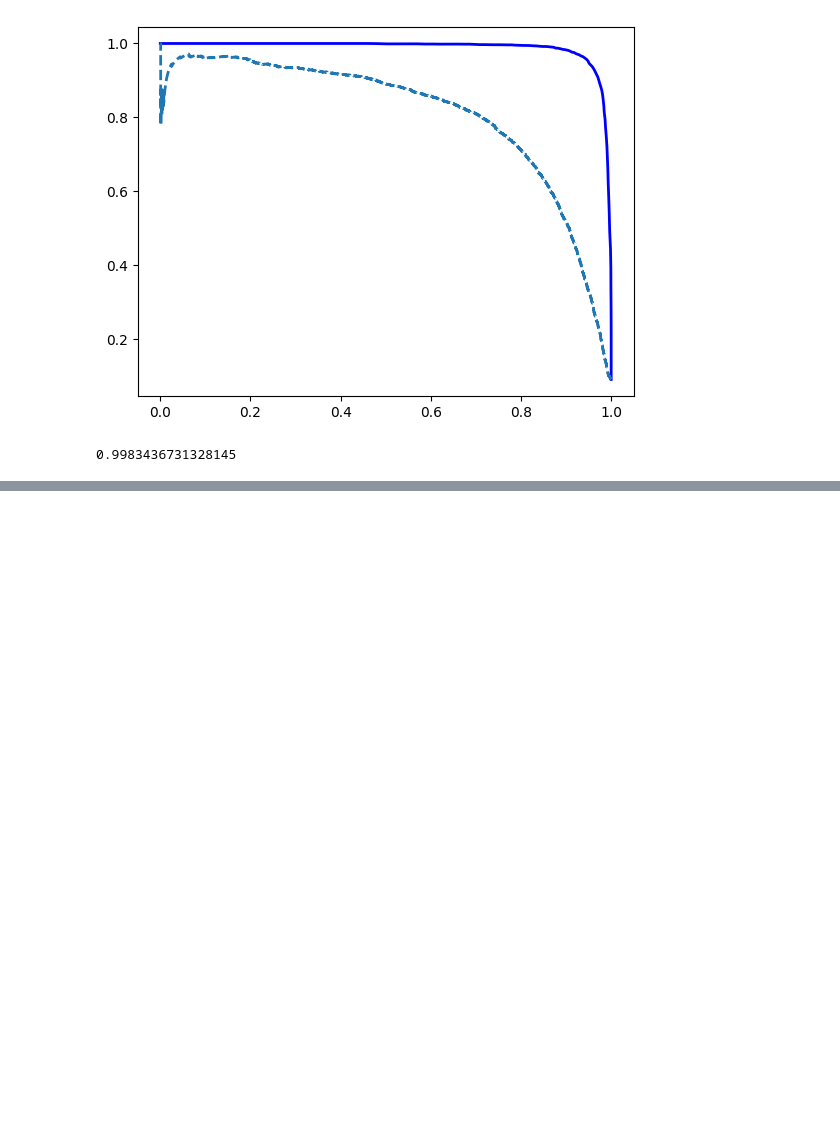
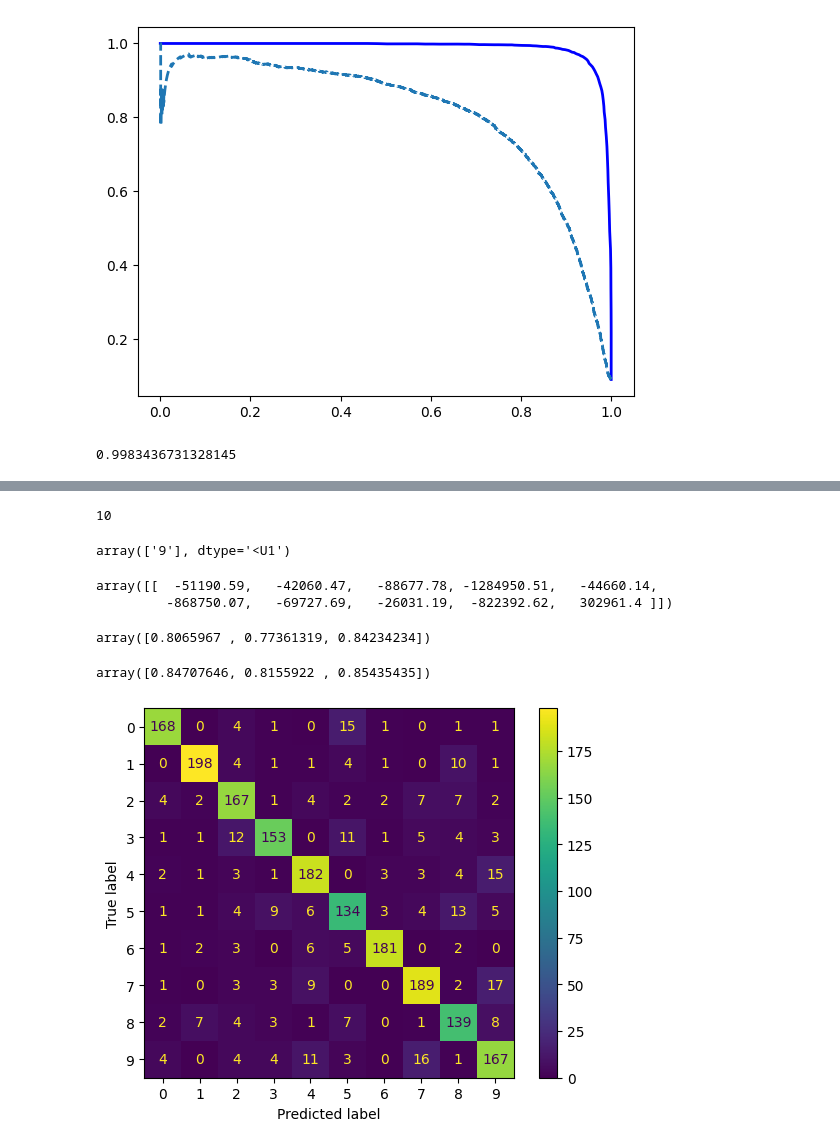
Before and after one commit to atamez6/housing_prediction, a Jupyter notebook: 03_clasification.ipynb, the cells around one changed output, grey strips where cells are left out. Cells and saved outputs as stored; diff of their text form; code cells hidden in the pictures; blank space fills up the shorter version.

```diff
--- a/03_clasification.ipynb
+++ b/03_clasification.ipynb
@@ -167,0 +201,35 @@ roc_auc_score(y_train_5, y_scores_forest)
+# %%
+len(ovr_clf.estimators_)
+# %% [output]
+10
+# %%
+sgd_clf = SGDClassifier(random_state=42)
+sgd_clf.fit(X_train[:2000], y_train[:2000])
+sgd_clf.predict([some_digit])
+# %% [output]
+array(['9'], dtype='<U1')
+# %%
+sgd_clf.decision_function([some_digit]).round(2)
+# %% [output]
+array([[  -51190.59,   -42060.47,   -88677.78, -1284950.51,   -44660.14,
+         -868750.07,   -69727.69,   -26031.19,  -822392.62,   302961.4 ]])
+# %%
+cross_val_score(sgd_clf,X_train[:2000],y_train[:2000],cv=3,scoring = "accuracy")
+# %% [output]
+array([0.8065967 , 0.77361319, 0.84234234])
+# %%
+from sklearn.preprocessing import StandardScaler
+scaler = StandardScaler()
+X_train_scaled = scaler.fit_transform(X_train.astype("float64"))
+cross_val_score(sgd_clf,X_train_scaled[:2000],y_train[:2000],cv=3,scoring = "accuracy")
+# %% [output]
+array([0.84707646, 0.8155922 , 0.85435435])
+# %%
+#analisis de errores
+from sklearn.metrics import ConfusionMatrixDisplay
+
+y_train_pred = cross_val_predict(sgd_clf,X_train_scaled[:2000],y_train[:2000],cv=3)
+ConfusionMatrixDisplay.from_predictions(y_train[:2000],y_train_pred)
+plt.show()
+# %% [output]
+[figure, added]
```
Also changed, not shown: parts of 16 cells of this notebook, 1 other file.
